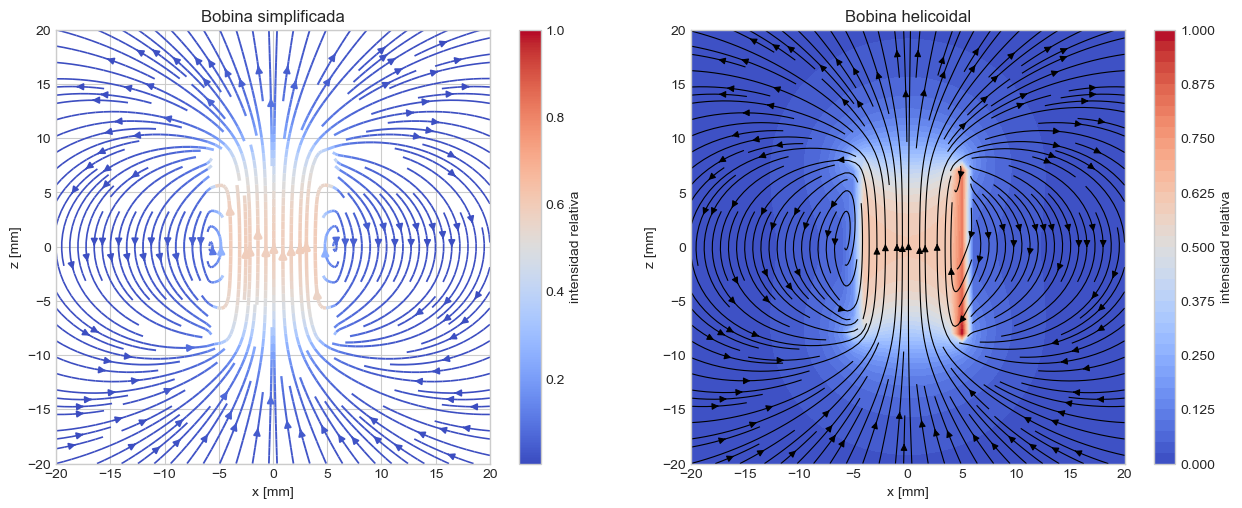
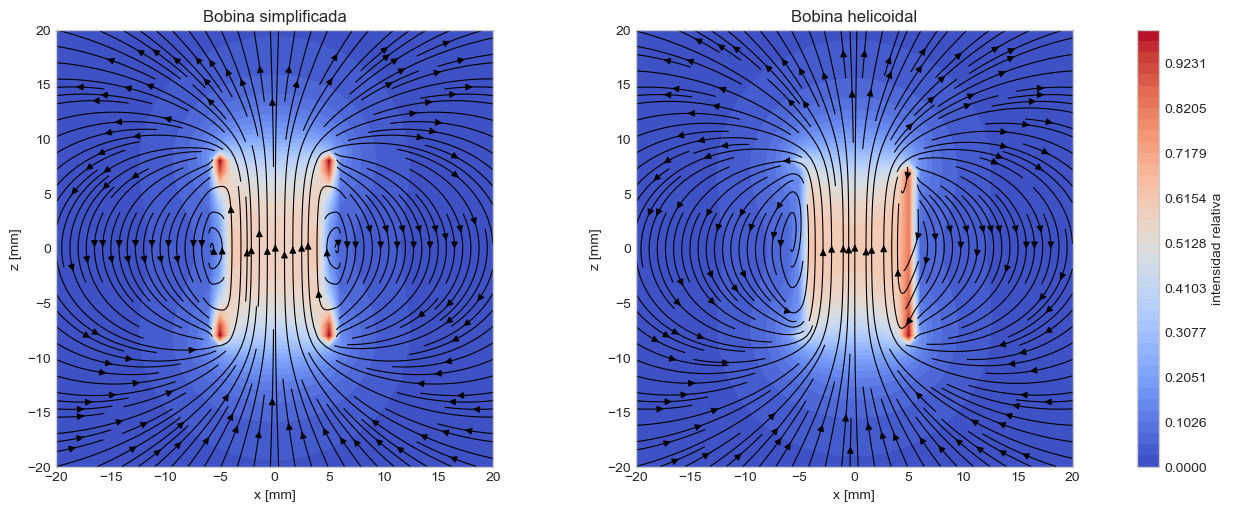
Code edit (unified diff) that turned the first committed figure into the second:
--- before
+++ after
@@ -16,19 +16,24 @@
 X_mm = grid[:, :, 0] * 1000
 Z_mm = grid[:, :, 2] * 1000
+niveles = np.linspace(0, 1, 40)
 
-fig, (ax1, ax2) = plt.subplots(1, 2, figsize=(13, 5))
+fig, (ax1, ax2) = plt.subplots(1, 2, figsize=(13, 5), constrained_layout=True)
 
-sp = ax1.streamplot(
+cf1 = ax1.contourf(
+    X_mm, Z_mm, Bamp_simple_norm,
+    levels=niveles,
+    cmap='coolwarm',
+)
+ax1.streamplot(
     X_mm, Z_mm,
     B_simple[:, :, 0], B_simple[:, :, 2],
     density=1.8,
-    color=Bamp_simple_norm,
-    linewidth=1 + 2*np.sqrt(Bamp_simple_norm),
-    cmap='coolwarm',
+    color='black',
+    linewidth=0.8,
 )
 
-cf = ax2.contourf(
+cf2 = ax2.contourf(
     X_mm, Z_mm, Bamp_helice_norm,
-    levels=40,
+    levels=niveles,
     cmap='coolwarm',
 )
@@ -44,6 +49,4 @@
 ax2.set(title='Bobina helicoidal', xlabel='x [mm]', ylabel='z [mm]', aspect=1)
 
-plt.colorbar(sp.lines, ax=ax1, label='intensidad relativa')
-plt.colorbar(cf, ax=ax2, label='intensidad relativa')
-plt.tight_layout()
+fig.colorbar(cf2, ax=[ax1, ax2], label='intensidad relativa')
 plt.show()

Commit: Unificar barra de color en la comparación de campos